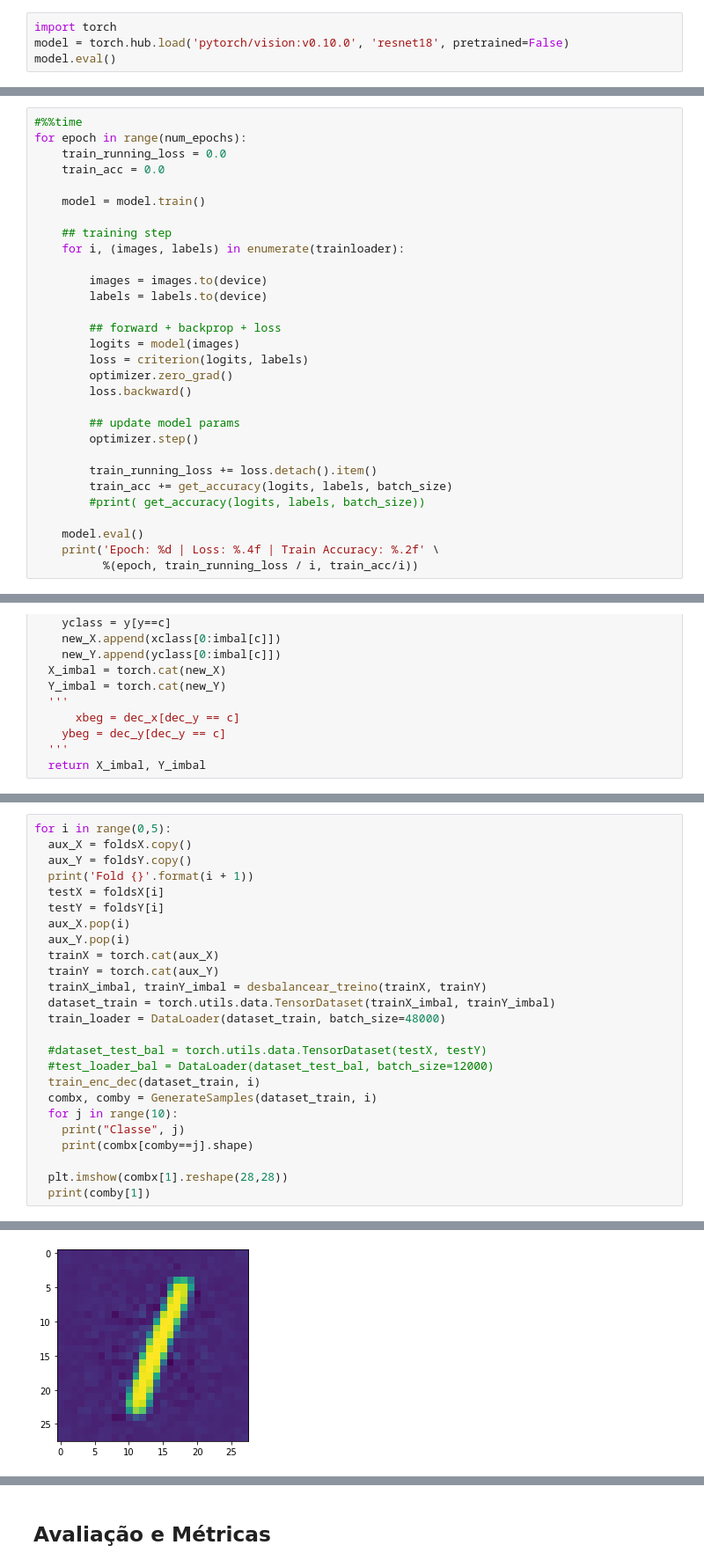
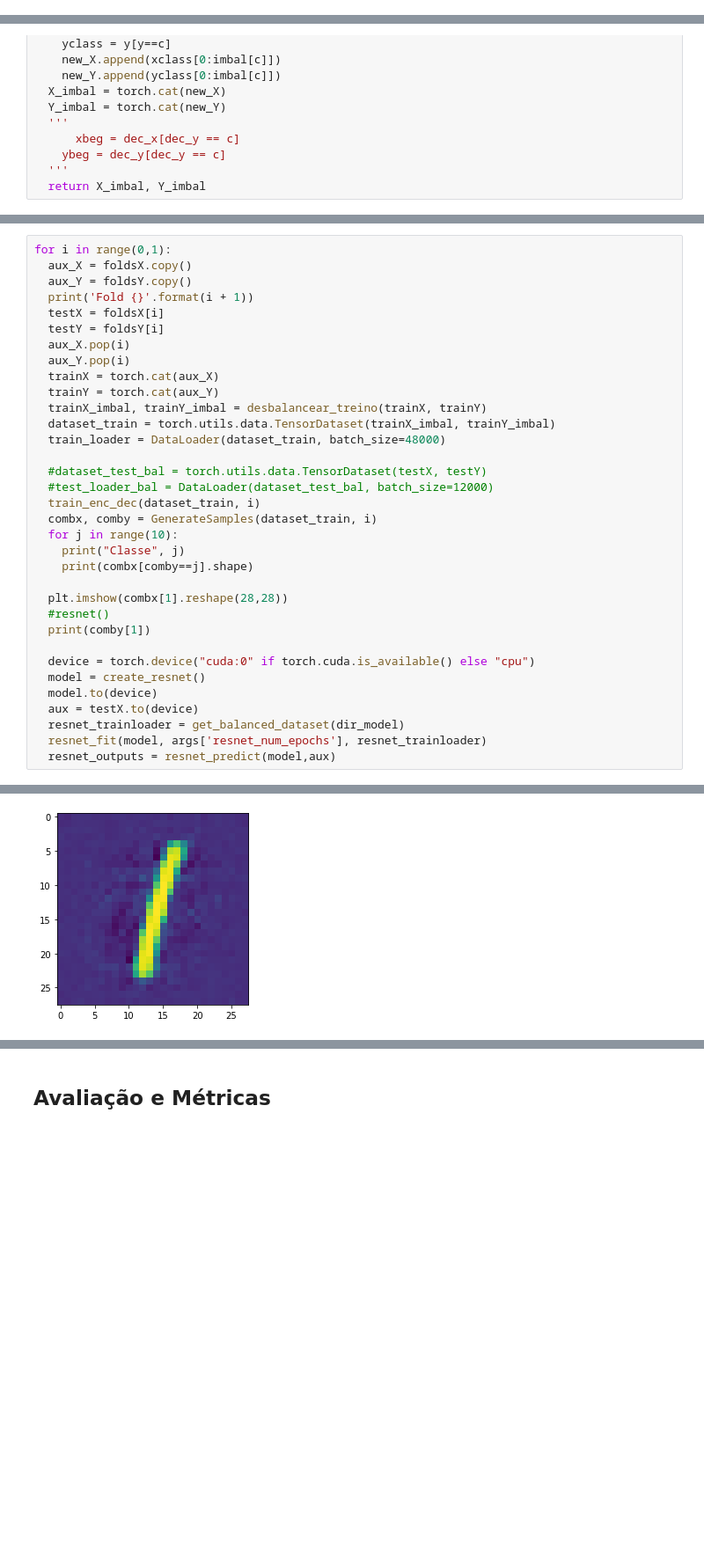
Before and after one commit to thiagom123/Redes-Neurais-2022-1, a Jupyter notebook: Projeto/DeepAdasyn.ipynb, the cells around one changed output, grey strips where cells are left out. Shown: that part at 88% size. Drawn from its saved outputs; the diff is of its cells as text; blank space fills up the shorter version.

Commit message:
Modularizou a resnet

```diff
--- a/Projeto/DeepAdasyn.ipynb
+++ b/Projeto/DeepAdasyn.ipynb
@@ -853,7 +854,3 @@ def GenerateSamples(dataset_torch, fold_id):
   #print('final time(min): {:.2f}'.format((t1 - t0)/60))
 # %% [markdown]
 ## Resnet
-# %%
-import torch
-model = torch.hub.load('pytorch/vision:v0.10.0', 'resnet18', pretrained=False)
-model.eval()
@@ -1044,30 +931,0 @@ def get_accuracy(logit, target, batch_size):
-# %%
-#%%time
-for epoch in range(num_epochs):
-    train_running_loss = 0.0
-    train_acc = 0.0
-
-    model = model.train()
-
-    ## training step
-    for i, (images, labels) in enumerate(trainloader):
-
-        images = images.to(device)
-        labels = labels.to(device)
-
-        ## forward + backprop + loss
-        logits = model(images)
-        loss = criterion(logits, labels)
-        optimizer.zero_grad()
-        loss.backward()
-
-        ## update model params
-        optimizer.step()
-
-        train_running_loss += loss.detach().item()
-        train_acc += get_accuracy(logits, labels, batch_size)
-        #print( get_accuracy(logits, labels, batch_size))
-
-    model.eval()
-    print('Epoch: %d | Loss: %.4f | Train Accuracy: %.2f' \
-          %(epoch, train_running_loss / i, train_acc/i))
@@ -1116,5 +970,5 @@ def desbalancear_test(X, y):
 # %%
-for i in range(0,5):
+for i in range(0,1):
   aux_X = foldsX.copy()
   aux_Y = foldsY.copy()
   print('Fold {}'.format(i + 1))
@@ -1137,7 +991,16 @@ for i in range(0,5):
     print(combx[comby==j].shape)
 
   plt.imshow(combx[1].reshape(28,28))
+  #resnet()
   print(comby[1])
+
+  device = torch.device("cuda:0" if torch.cuda.is_available() else "cpu")
+  model = create_resnet()
+  model.to(device)
+  aux = testX.to(device)
+  resnet_trainloader = get_balanced_dataset(dir_model)
+  resnet_fit(model, args['resnet_num_epochs'], resnet_trainloader)
+  resnet_outputs = resnet_predict(model,aux)
 # %% [output]
 Fold 1
 
@@ -1159,4 +1022,4 @@ Classe 9
-[figure, old version]
+[figure, new version]
 # %%
 combx, comby = GenerateSamples(dataset_train, i)
 for j in range(10):
```
Also changed, not shown: parts of 23 cells of this notebook.
